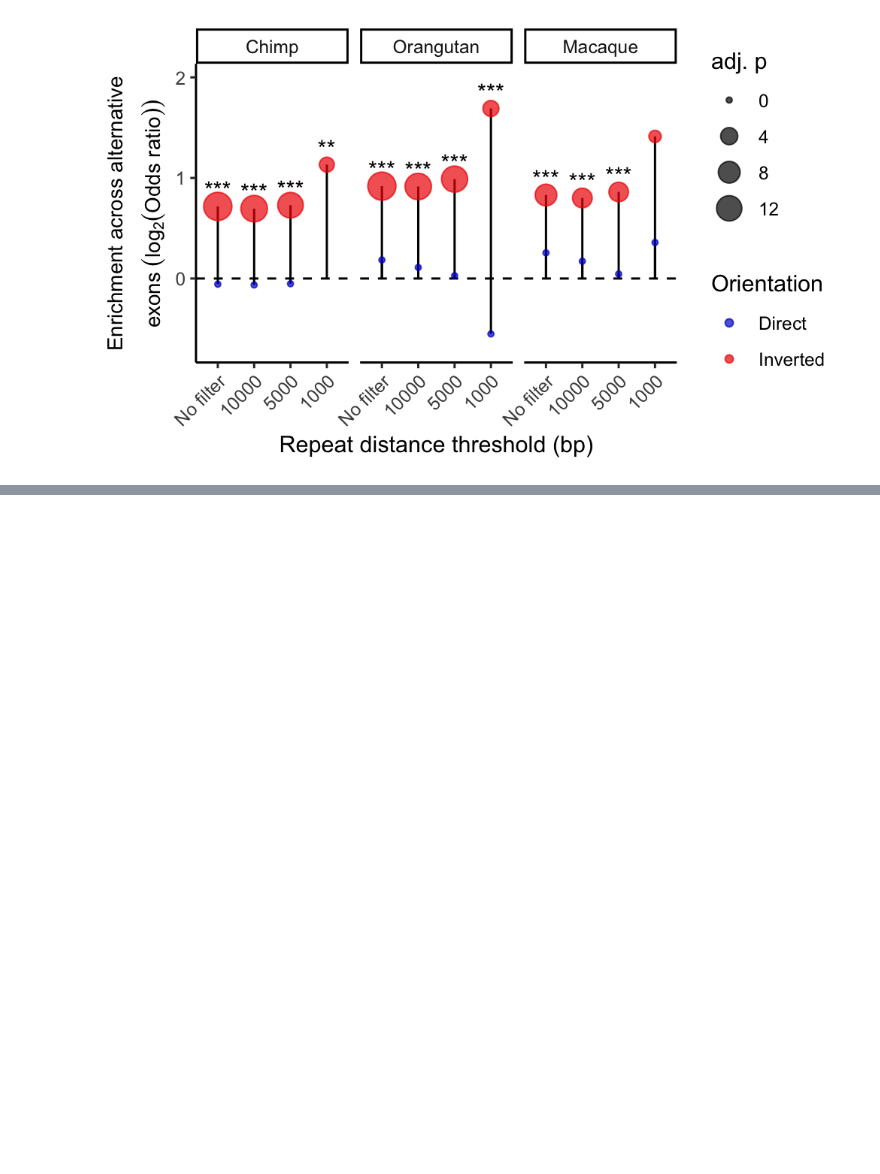
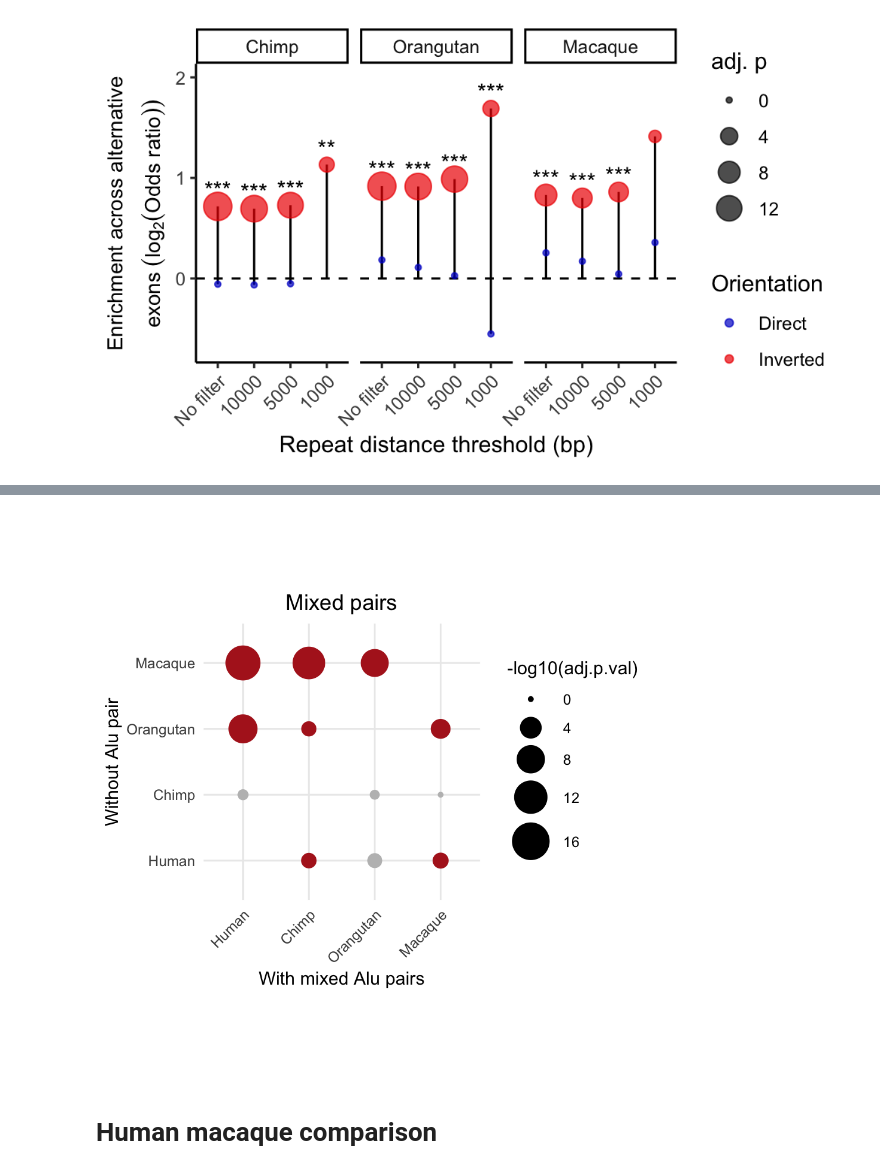
Before and after one commit to Hyunbeen-Lee/RNA_Alu_paper_figure, a Jupyter notebook: Notebooks/Figure2.ipynb, the cells around one changed output, grey strips where cells are left out. Cells and saved outputs as stored; diff of their text form; code cells hidden in the pictures; blank space fills up the shorter version.

```diff
--- a/Notebooks/Figure2.ipynb
+++ b/Notebooks/Figure2.ipynb
@@ -88,0 +584,8 @@ Fig2A
+# %%
+%%R -w 4.7 -h 4.7 --units in -r 200
+
+plot_pairwise_dot(pairwise_results.mixed, "Mixed pairs")
+# %% [output]
+[figure, added]
+# %% [markdown]
+# Human macaque comparison
```
Also changed, not shown: parts of 25 cells of this notebook, 7 other files.
